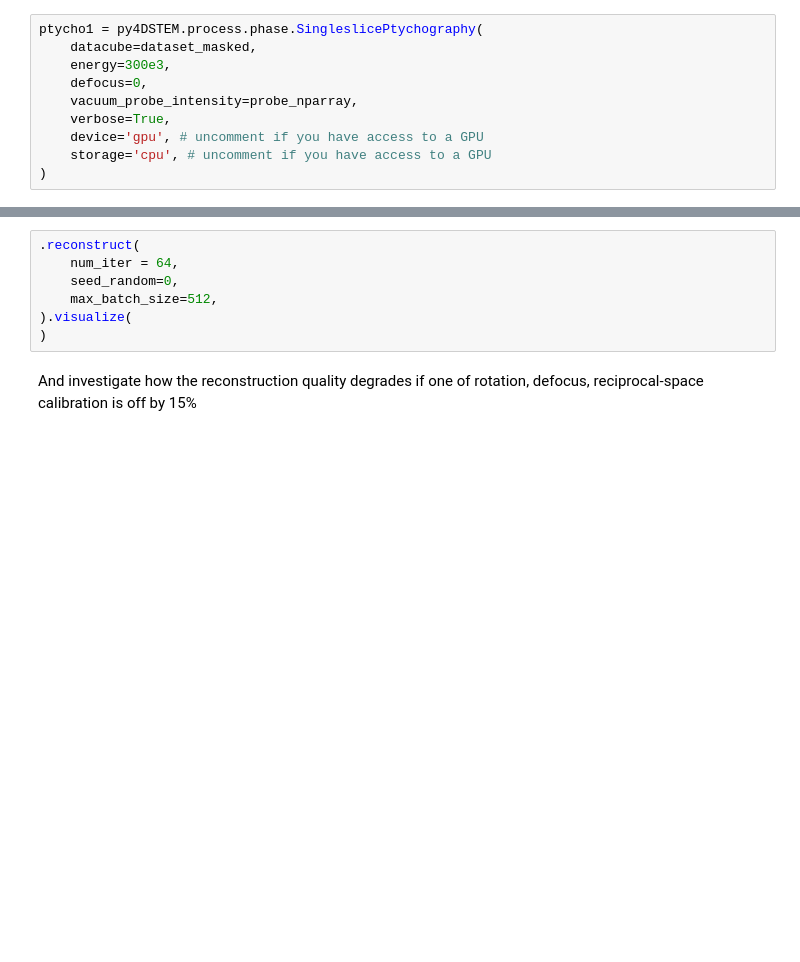
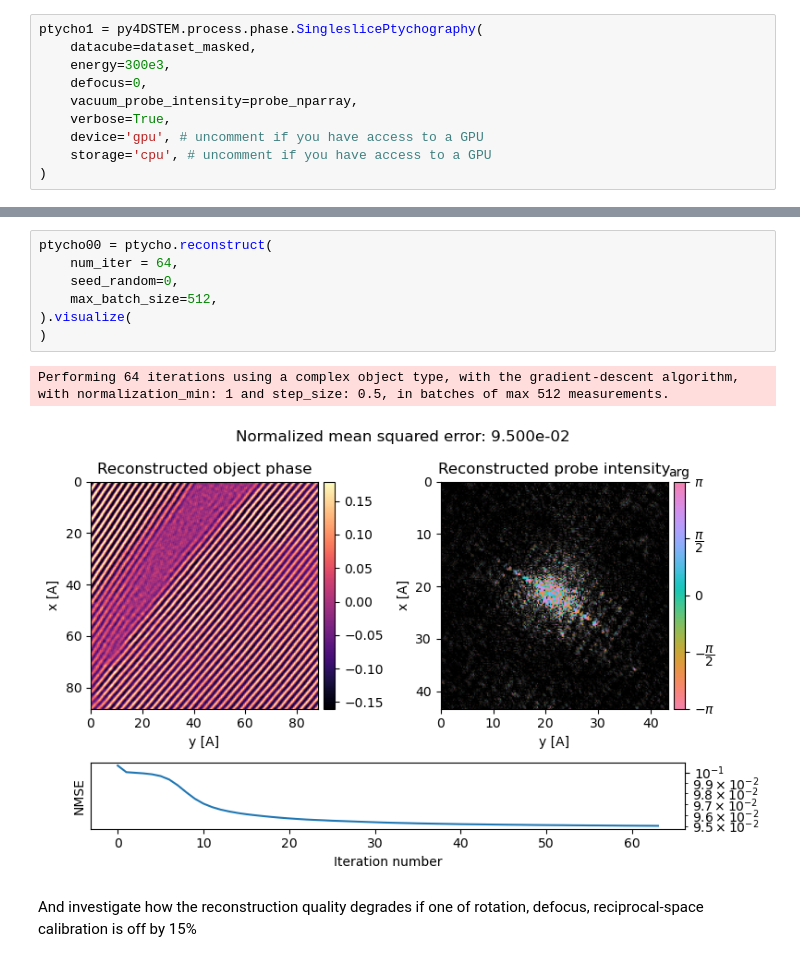
Before and after one commit to Wendywanw/py4DSTEM_tutorials, a Jupyter notebook: notebooks/PC_ptychography_03.ipynb, the cells around one changed output, grey strips where cells are left out. Drawn from its saved outputs; the diff is of its cells as text; blank space fills up the shorter version.

```diff
--- a/notebooks/PC_ptychography_03.ipynb
+++ b/notebooks/PC_ptychography_03.ipynb
@@ -248,10 +265,13 @@ Best fit rotation = -4 degrees.
 # %%
-.reconstruct(
+ptycho00 = ptycho.reconstruct(
     num_iter = 64,
     seed_random=0,
     max_batch_size=512,
 ).visualize(
 )
+# %% [output]
+Performing 64 iterations using a complex object type, with the gradient-descent algorithm, with normalization_min: 1 and step_size: 0.5, in batches of max 512 measurements.
+[figure, added]
 # %% [markdown]
 And investigate how the reconstruction quality degrades if one of rotation, defocus, reciprocal-space calibration is off by 15%
 # %%
```
Also changed, not shown: parts of 6 cells of this notebook, 3 other files.
